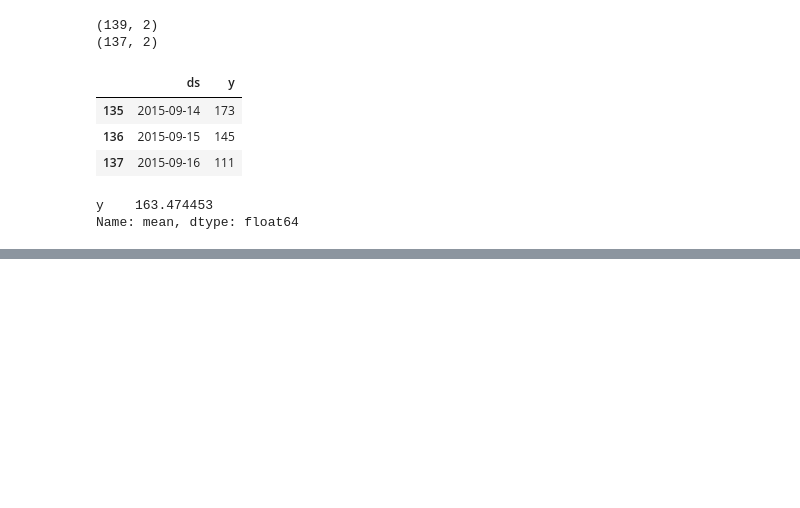
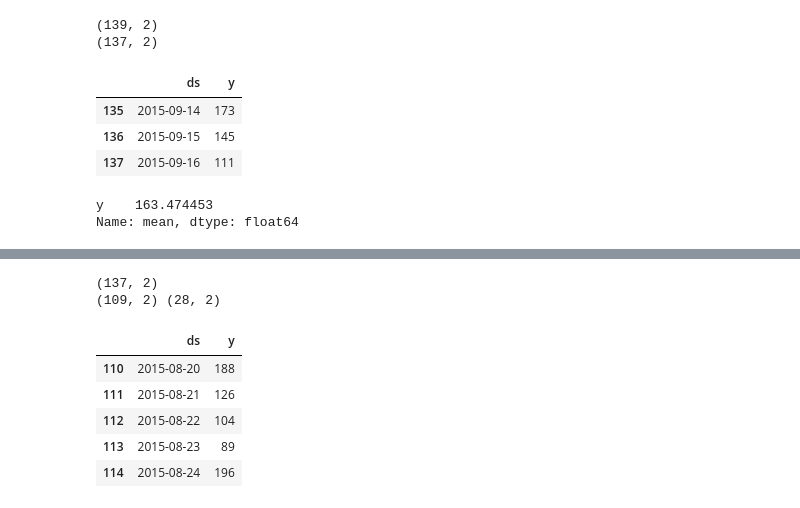
Before and after one commit to truejimfrank/StreamlinedProductPurchaseForecasting, a Jupyter notebook: notebooks/a_timedf.ipynb, the cells around one changed output, grey strips where cells are left out. Cells and saved outputs as stored; diff of their text form; code cells hidden in the pictures; blank space fills up the shorter version.

```diff
--- a/notebooks/a_timedf.ipynb
+++ b/notebooks/a_timedf.ipynb
@@ -138,0 +139,20 @@ plt.tight_layout(pad=1)
+# %%
+# testing the split for train test
+test_len = 28
+print(dfday.shape)
+df_train = dfday[:-test_len]
+df_test = dfday[-test_len:]
+print(df_train.shape, df_test.shape)
+# %% [output]
+(137, 2)
+(109, 2) (28, 2)
+# %%
+df_train.tail()
+df_test.head()
+# %% [output]
+|  | ds | y |
+| 110 | 2015-08-20 | 188 |
+| 111 | 2015-08-21 | 126 |
+| 112 | 2015-08-22 | 104 |
+| 113 | 2015-08-23 | 89 |
+| 114 | 2015-08-24 | 196 |
```
Also changed, not shown: parts of 2 cells of this notebook, 4 other files.
